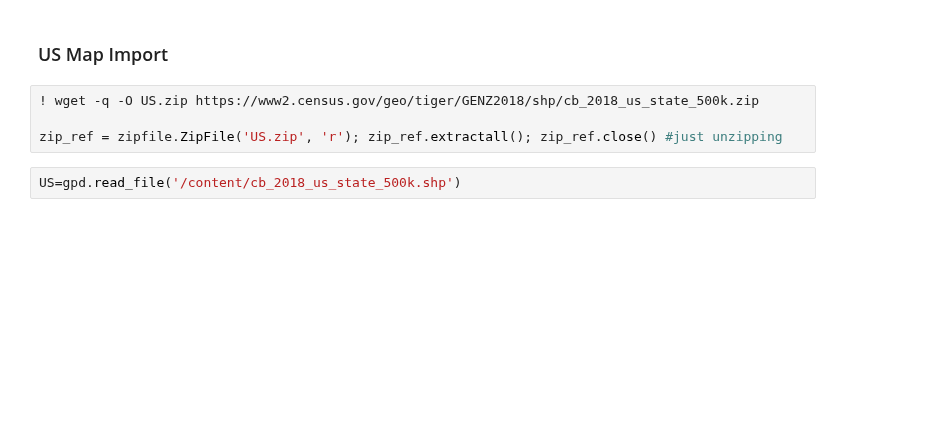
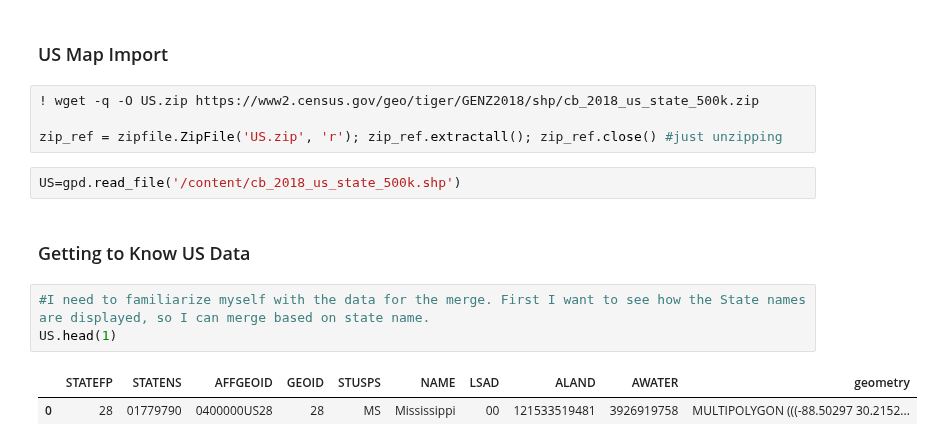
Before and after one commit to ewattudo/gis, a Jupyter notebook: PS2.ipynb, the cells around one changed output. Cells and saved outputs as stored; diff of their text form; blank space fills up the shorter version.

```diff
--- a/PS2.ipynb
+++ b/PS2.ipynb
@@ -64,3 +97,11 @@ Countries=gpd.read_file('/content/WB_countries_Admin0_10m/WB_countries_Admin0_10
 zip_ref = zipfile.ZipFile('US.zip', 'r'); zip_ref.extractall(); zip_ref.close() #just unzipping
 # %%
 US=gpd.read_file('/content/cb_2018_us_state_500k.shp')
+# %% [markdown]
+### Getting to Know US Data
+# %%
+#I need to familiarize myself with the data for the merge. First I want to see how the State names are displayed, so I can merge based on state name.
+US.head(1)
+# %% [output]
+|  | STATEFP | STATENS | AFFGEOID | GEOID | STUSPS | NAME | LSAD | ALAND | AWATER | geometry |
+| 0 | 28 | 01779790 | 0400000US28 | 28 | MS | Mississippi | 00 | 121533519481 | 3926919758 | MULTIPOLYGON (((-88.50297 30.2152... |
```
Also changed, not shown: parts of 5 cells of this notebook.
